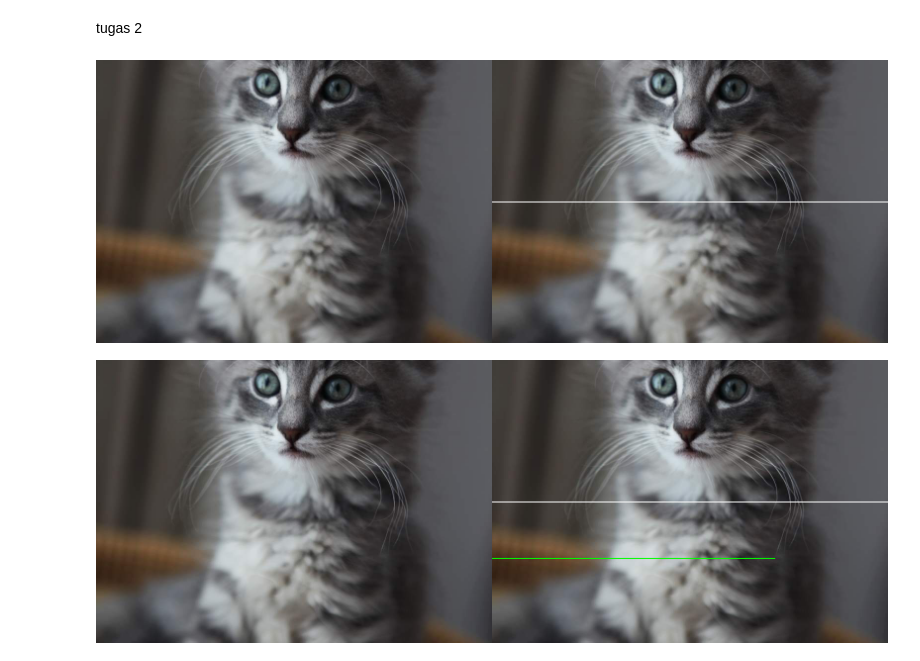
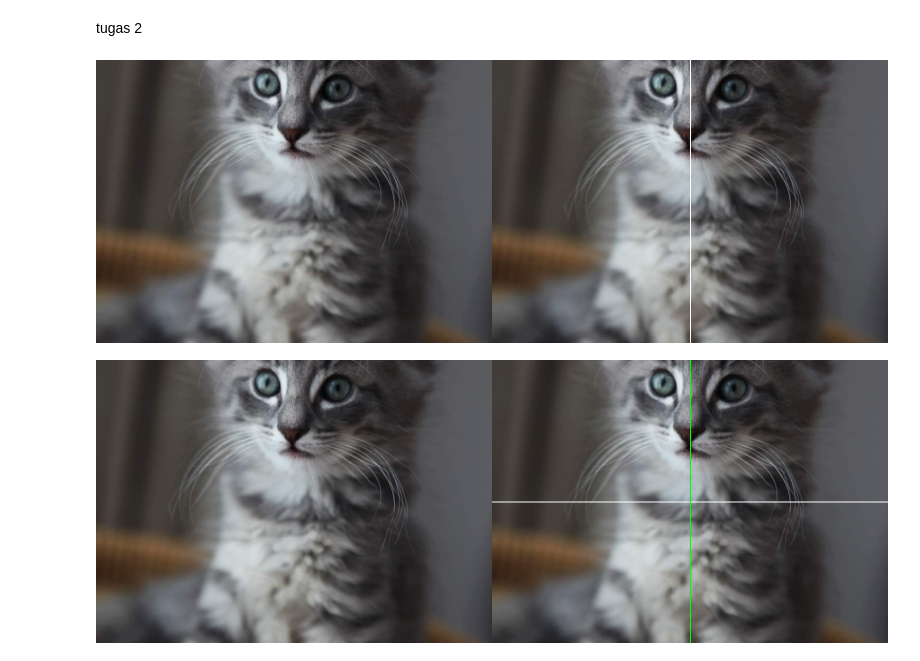
Before and after one commit to alfidibesta/PCVK_Genap_2021, a Jupyter notebook: Week1.ipynb, the cells around one changed output. Saved outputs shown, nothing was run; the diff lists cells and outputs as text; code cells hidden in the pictures.

```diff
--- a/Week1.ipynb
+++ b/Week1.ipynb
@@ -100,25 +100,25 @@ tugas 2
 image_2 = cv.cvtColor(image, cv.COLOR_BGR2RGB)
 image_3 = cv.cvtColor(image, cv.COLOR_BGR2RGB)
 
-for y in range (lebar):
-  image_3[int((tinggi)/2),y] = [255,255,255]
+for y in range (tinggi):
+  image_3[y,int((lebar)/2)] = [255,255,255]
 
 final_frame = cv.hconcat((image_2, image_3))
 cv2_imshow(final_frame)
 # %% [output]
-[figure, old version]
+[figure, new version]
 # %%
 #garis Menyilang
 image_2 = cv.cvtColor(image, cv.COLOR_BGR2RGB)
 image_3 = cv.cvtColor(image, cv.COLOR_BGR2RGB)
 
 for y in range (lebar):
   image_3[int((tinggi)/2),y] = [255,255,255]
 
 for x in range (tinggi):
-  image_3[int((lebar)/2),x] = [0,255,0]
+  image_3[x,int((lebar)/2)] = [0,255,0]
 
 final_frame = cv.hconcat((image_2, image_3))
 cv2_imshow(final_frame)
 # %% [output]
-[figure, old version]
+[figure, new version]
```
